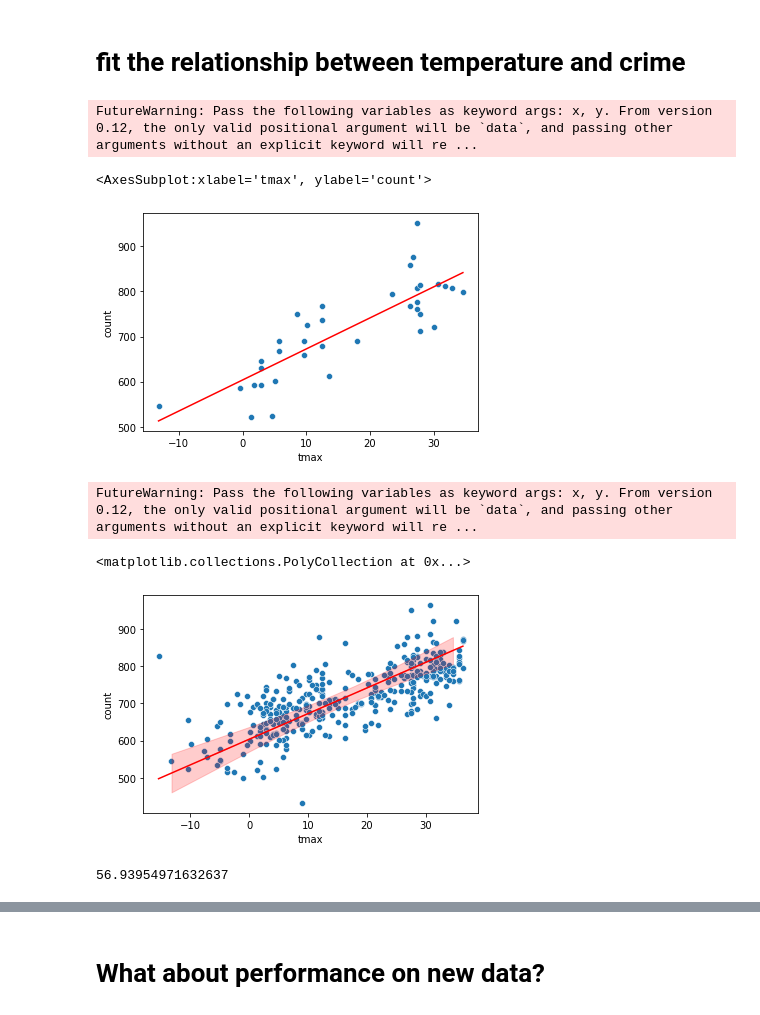
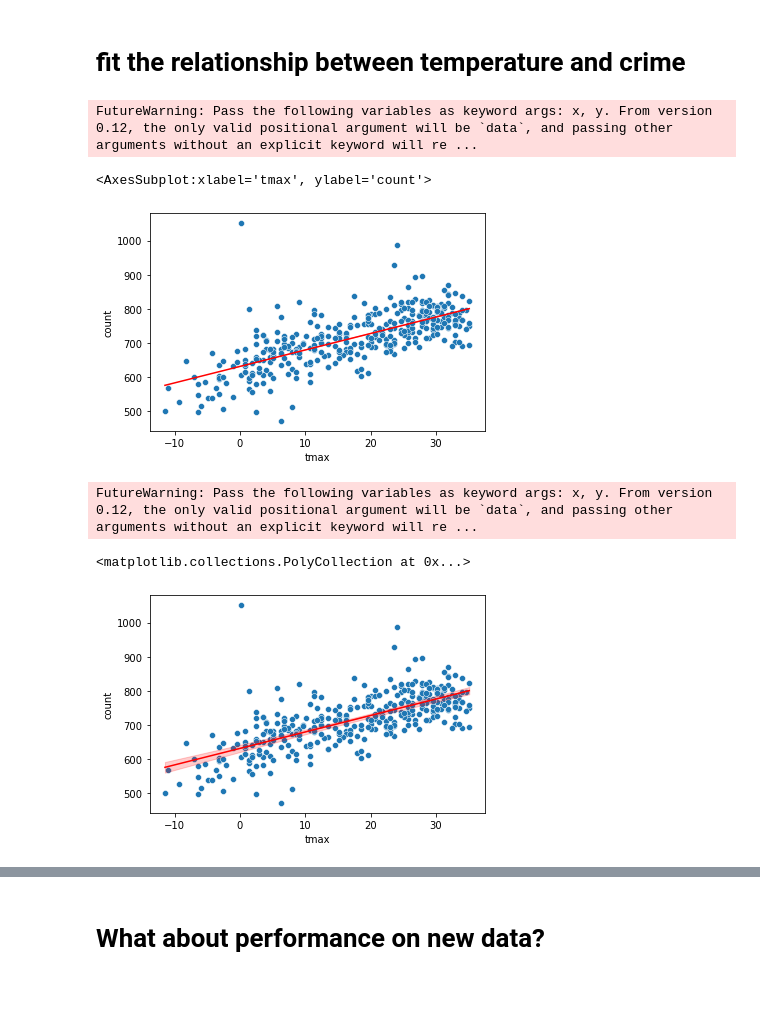
Before and after one commit to stanford-mse-125/demos, a Jupyter notebook: crime.ipynb, the cells around one changed output, grey strips where cells are left out. Saved outputs shown, nothing was run; the diff lists cells and outputs as text; code cells hidden in the pictures.

```diff
--- a/crime.ipynb
+++ b/crime.ipynb
@@ -193,3 +185,6 @@ crimes = crimes_2018
+# %%
+# use data from 2016 to train
+crimes = crimes_2016
 # %% [markdown]
 # fit the relationship between temperature and crime
 # %%
@@ -199,27 +194,18 @@ sns.lineplot(crimes['tmax'], model1.predict(crimes), color='red')
 # %% [output]
 FutureWarning: Pass the following variables as keyword args: x, y. From version 0.12, the only valid positional argument will be `data`, and passing other arguments without an explicit keyword will re ...
 <AxesSubplot:xlabel='tmax', ylabel='count'>
-[figure, old version]
+[figure, new version]
 # %%
 # plot the confidence interval
 CI = model1.get_prediction().summary_frame(alpha=0.05)
-CI = CI.merge(crimes2018, left_index=True, right_index=True).sort_values('tmax')
-sns.scatterplot(x='tmax', y='count', data=crimes2018)
-sns.lineplot(crimes2018['tmax'], model1.predict(crimes2018), color='red')
+CI = CI.merge(crimes, left_index=True, right_index=True).sort_values('tmax')
+sns.scatterplot(x='tmax', y='count', data=crimes)
+sns.lineplot(crimes['tmax'], model1.predict(crimes), color='red')
 plt.fill_between(CI['tmax'], CI['mean_ci_lower'], CI['mean_ci_upper'], color='red', alpha=0.2)
 # %% [output]
 FutureWarning: Pass the following variables as keyword args: x, y. From version 0.12, the only valid positional argument will be `data`, and passing other arguments without an explicit keyword will re ...
 <matplotlib.collections.PolyCollection at 0x...>
-[figure, old version]
+[figure, new version]
-# %%
-# how well does the model fit? compute the root mean squared error
-def rmse(pred, val):
-    return np.sqrt(np.mean((pred - val)**2))
-
-# compute the rmse on the training data
-rmse(model1.predict(crimes), crimes['count'])
-# %% [output]
-56.93954971632637
 # %%
 # let's try a model with a quadratic term
 model2 = smf.ols(formula='count ~ 1 + tmax + I(tmax**2)', data=crimes).fit()
```
Also changed, not shown: parts of 53 cells of this notebook, 4 other files.
